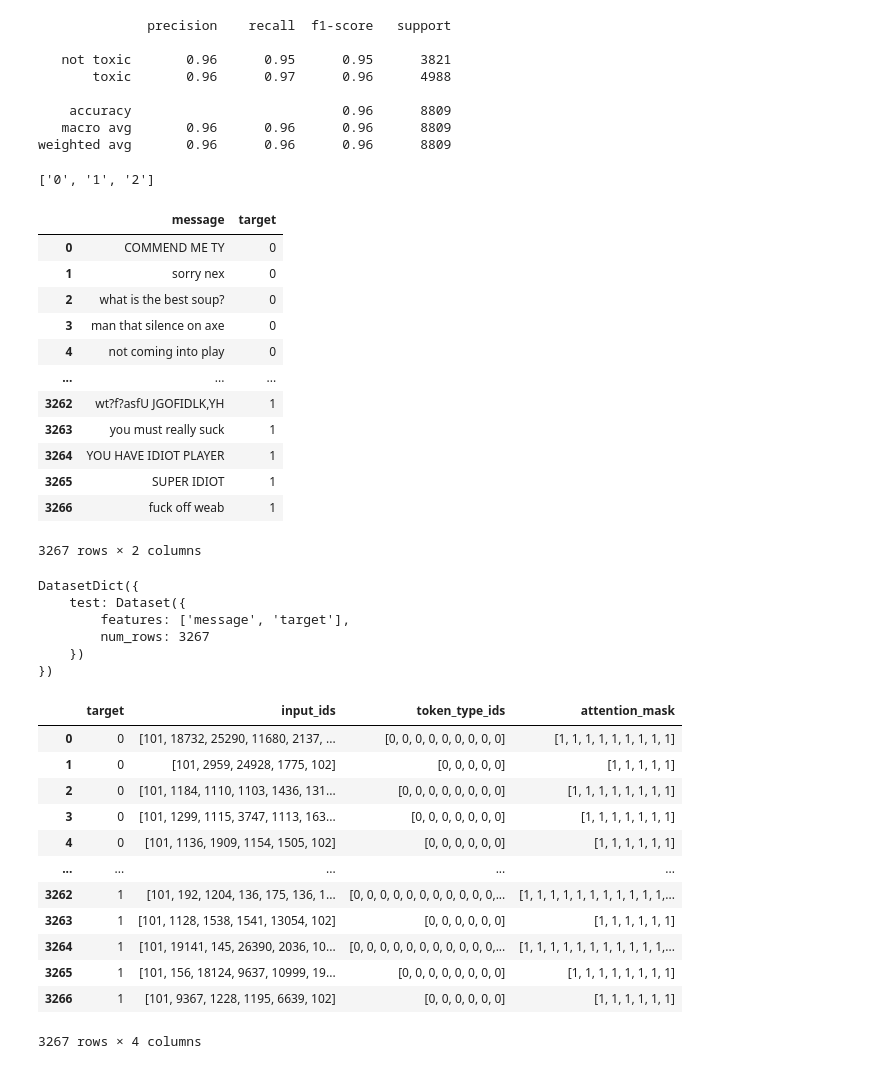
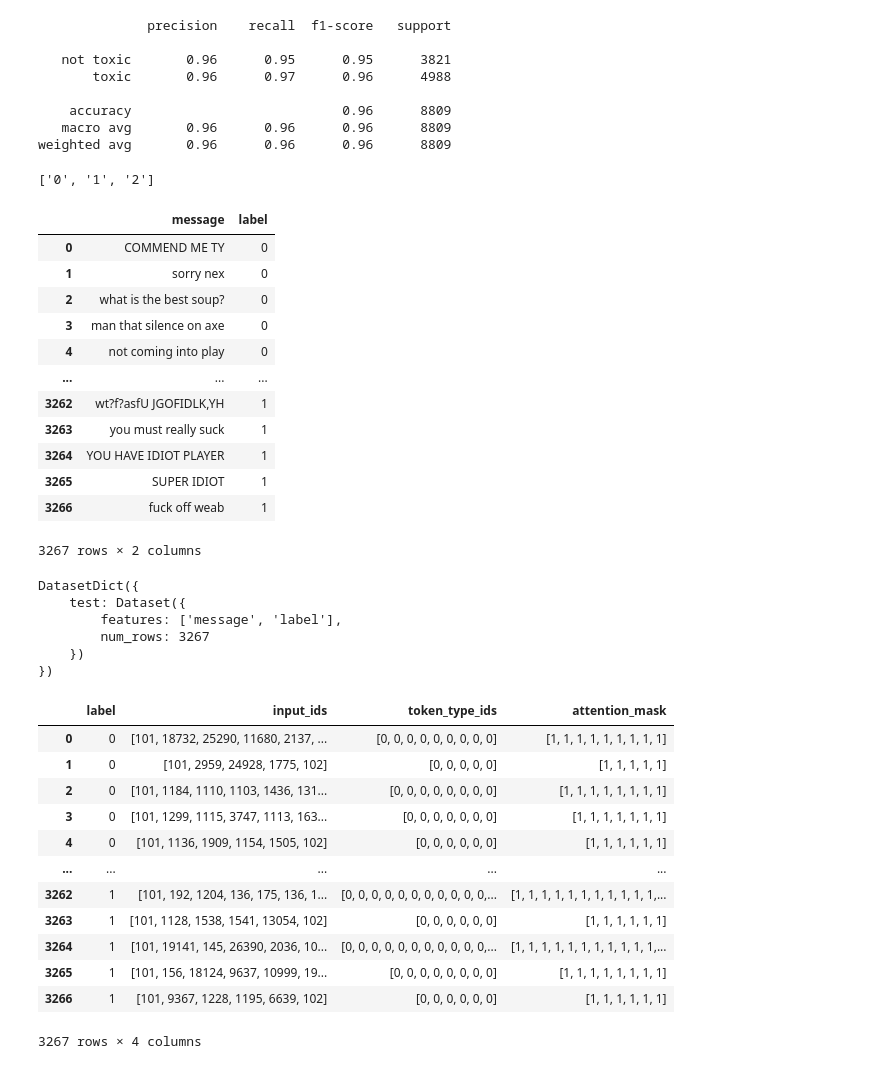
Before and after one commit to schen108/CSC-396-Gaming-Toxicity, a Jupyter notebook: transformer_league.ipynb, the cells around one changed output. Cells and saved outputs as stored; diff of their text form; code cells hidden in the pictures.

```diff
--- a/transformer_league.ipynb
+++ b/transformer_league.ipynb
@@ -335,15 +335,17 @@ weighted avg       0.96      0.96      0.96      8809
 # %%
 labels = open('classes.txt').read().splitlines()
 df = pd.read_csv("tagged-data.csv", header=0)
 # Get only the text and label columns
 df = df[["text","target"]]
 print(labels)
 df = df.rename(columns={"text": "message"})
-df['target'] = df['target'].replace(2,1)
+df = df.rename(columns={"target": "label"})
+
+df['label'] = df['label'].replace(2,1)
 df
 # %% [output]
 ['0', '1', '2']
-|  | message | target |
+|  | message | label |
 | 0 | COMMEND ME TY | 0 |
 | 1 | sorry nex | 0 |
 | 2 | what is the best soup? | 0 |
@@ -363,7 +365,7 @@ dota_ds
 # %% [output]
 DatasetDict({
     test: Dataset({
-        features: ['message', 'target'],
+        features: ['message', 'label'],
         num_rows: 3267
     })
 })
@@ -376,7 +378,7 @@ test_ds_dota = dota_ds['test'].map(
 )
 test_ds_dota.to_pandas()
 # %% [output]
-|  | target | input_ids | token_type_ids | attention_mask |
+|  | label | input_ids | token_type_ids | attention_mask |
 | 0 | 0 | [101, 18732, 25290, 11680, 2137, ... | [0, 0, 0, 0, 0, 0, 0, 0, 0] | [1, 1, 1, 1, 1, 1, 1, 1, 1] |
 | 1 | 0 | [101, 2959, 24928, 1775, 102] | [0, 0, 0, 0, 0] | [1, 1, 1, 1, 1] |
 | 2 | 0 | [101, 1184, 1110, 1103, 1436, 131... | [0, 0, 0, 0, 0, 0, 0, 0] | [1, 1, 1, 1, 1, 1, 1, 1] |
```
Also changed, not shown: parts of 11 cells of this notebook.
